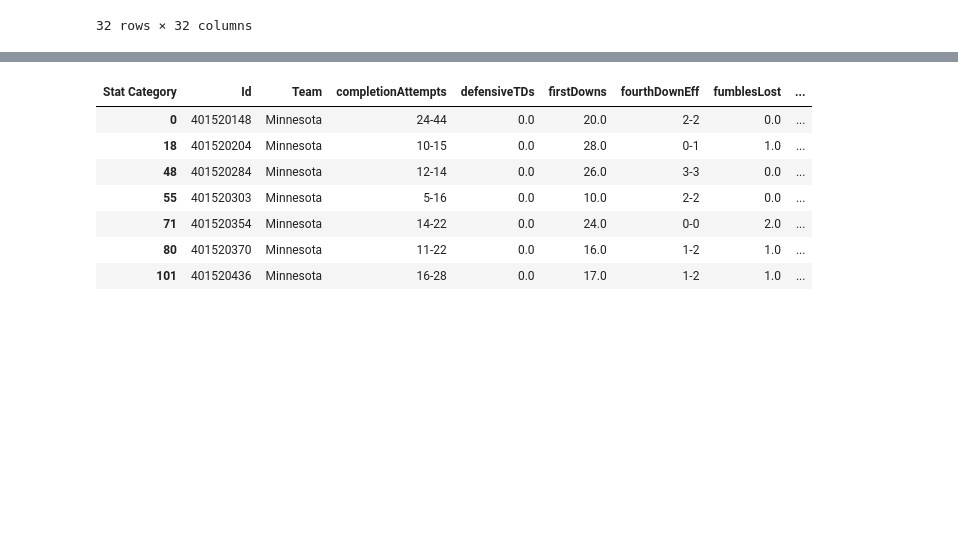
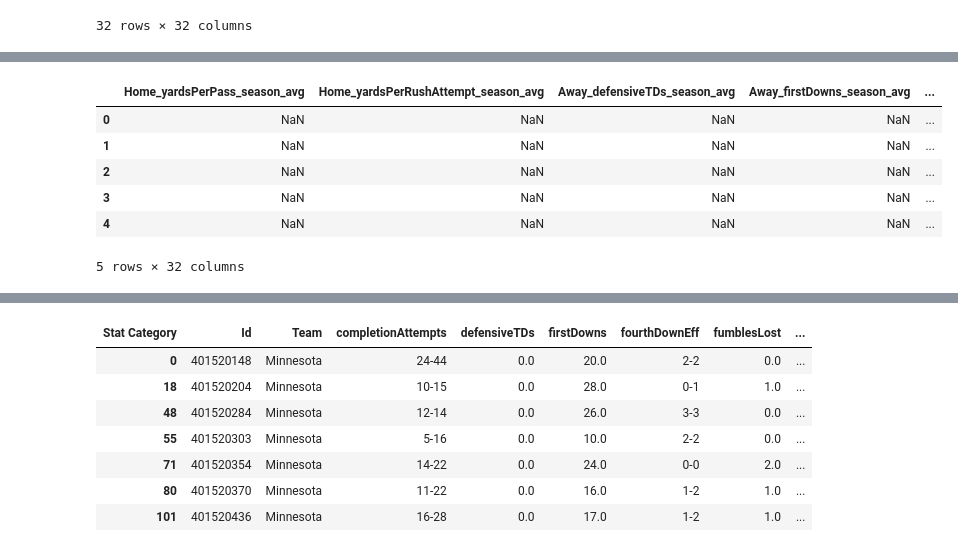
Before and after one commit to ballir27/College-Football-Betting, a Jupyter notebook: notebooks/college_football_eda.ipynb, the cells around one changed output, grey strips where cells are left out. Cells and saved outputs as stored; diff of their text form; code cells hidden in the pictures; blank space fills up the shorter version.

```diff
--- a/notebooks/college_football_eda.ipynb
+++ b/notebooks/college_football_eda.ipynb
@@ -282,0 +345,23 @@ array(['Minnesota', 'Michigan State', 'Purdue', 'Michigan', 'Iowa',
+# %%
+#Initialize new home and away columns for season rolling averages of calculated stats
+for home_stats in home_stats_list:
+    team_stats_results_big10_2023[home_stats] = pd.Series(dtype='int')
+for away_stats in away_stats_list:
+    team_stats_results_big10_2023[away_stats] = pd.Series(dtype='int')
+
+team_stats_results_big10_2023=team_stats_results_big10_2023.set_index('Id')
+#Add rolling averages to the team_stats_results dataframe
+for team_stats in shifted_avg_stats_dfs_2023:
+    team_stats_results_big10_2023.update(shifted_avg_stats_dfs_2023[team_stats].add_prefix('Home_').add_suffix("_season_avg").loc[team_stats_results_big10_2023[team_stats_results_big10_2023['Home Team'] == team_stats].index, :])
+    team_stats_results_big10_2023.update(shifted_avg_stats_dfs_2023[team_stats].add_prefix('Away_').add_suffix("_season_avg").loc[team_stats_results_big10_2023[team_stats_results_big10_2023['Away Team'] == team_stats].index, :])
+
+team_stats_results_big10_2023 = team_stats_results_big10_2023.reset_index()
+team_stats_results_big10_2023.head().iloc[:,100:]
+# %% [output]
+|  | Home_yardsPerPass_season_avg | Home_yardsPerRushAttempt_season_avg | Away_defensiveTDs_season_avg | Away_firstDowns_season_avg | ... |
+| 0 | NaN | NaN | NaN | NaN | ... |
+| 1 | NaN | NaN | NaN | NaN | ... |
+| 2 | NaN | NaN | NaN | NaN | ... |
+| 3 | NaN | NaN | NaN | NaN | ... |
+| 4 | NaN | NaN | NaN | NaN | ... |
+5 rows × 32 columns
```
Also changed, not shown: parts of 8 cells of this notebook.
